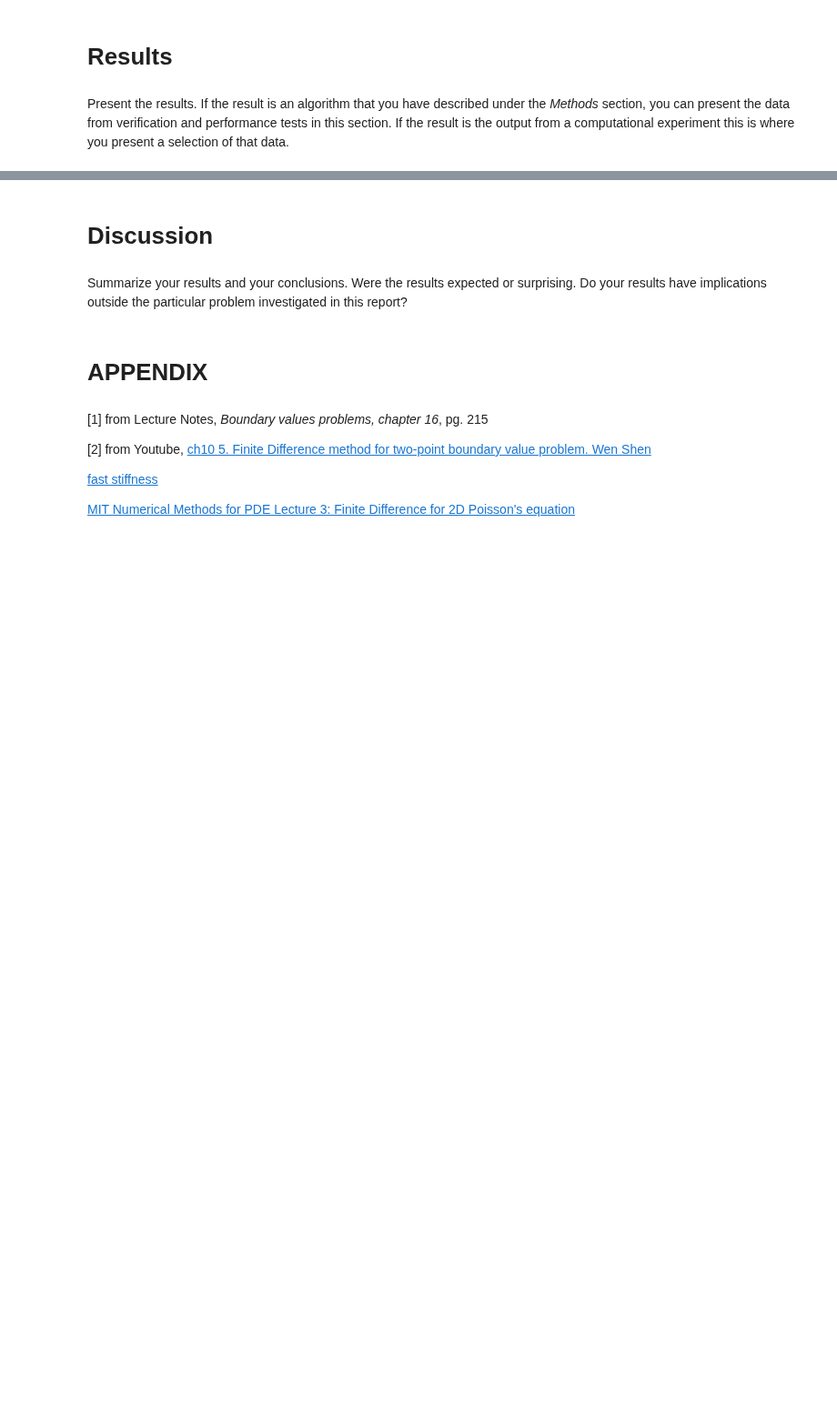
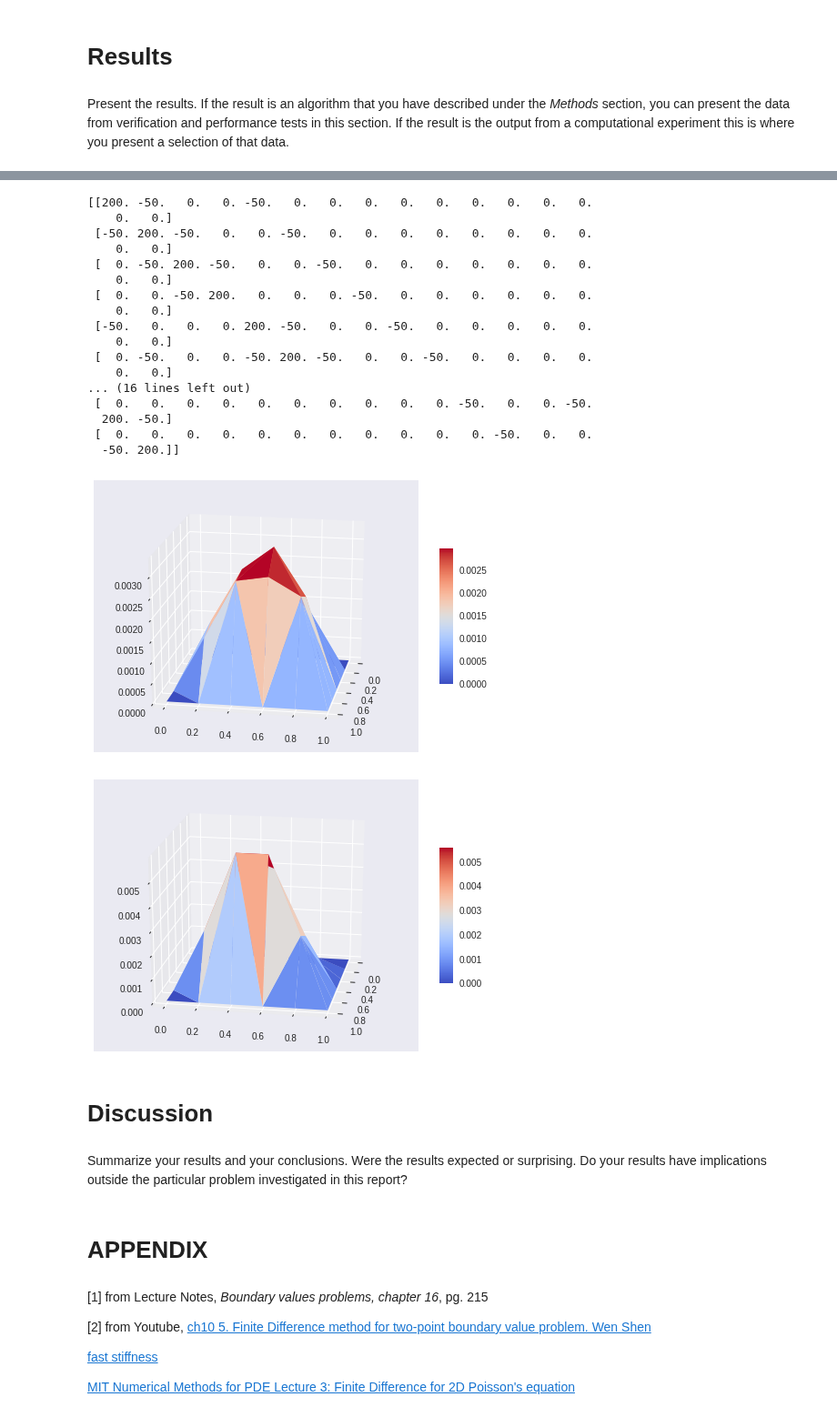
Before and after one commit to johanhoffman/DD2363-VT19, a Jupyter notebook: Lab-6/bozzato_lab6.ipynb, the cells around one changed output, grey strips where cells are left out. Shown at 91% size. Drawn from its saved outputs; the diff is of its cells as text; code cells hidden in the pictures; blank space fills up the shorter version.

```diff
--- a/Lab-6/bozzato_lab6.ipynb
+++ b/Lab-6/bozzato_lab6.ipynb
@@ -486,3 +231,0 @@ for k in range(0,meshSize[0]*meshSize[1]):
-# %%
-for i in [6,7,8,11,12,13,16,17,18]:
-  print('u({}) + u({}) - 4u({}) + u({}) + u({}) = -f(x({}))'.format(i-5, i-1, i, i+1, i+5,i))
@@ -691,3 +546,74 @@ plt.show()
+# %%
+def createMesh(Nx,Ny):
+  hx= 1 / (Nx-1)
+  hy= 1 / (Ny-1)
+
+  x = np.zeros((Nx*Ny))
+  y = np.zeros((Nx*Ny))
+  for i in range(Nx):
+    for j in range(Ny):
+      x[i*Nx + j] = j*hx
+      y[i*Nx + j] = i*hy
+
+  mesh = tri.Triangulation(x,y)
+
+  return mesh
+
+
+def fun(x,y):
+  return x**3*(x-1)*y**2*(y-1)**2
+
+def fsec(u):
+  x= u[0]
+  y= u[1]
+
+  g_xx= 9*x**2*y**2*(y-1)*2 - 6*x*y**2*(y-1)**2
+  g_yy= 12*y**2*x**3*(x-1) - 12*y*x**3*(x-1) + 2*x**3*(x-1)
+
+  return (g_xx + g_yy)
+
+
+meshSize= [6,6]
+mesh= createMesh(meshSize[0],meshSize[1])
+u0 = generateU0(mesh, meshSize, fun)
+
+s, S, b, x= bvp2d(fsec,mesh,meshSize,u0)
+
+print(S)
+
+fig = plt.figure()
+ax1 = fig.add_subplot(111, projection='3d')
+surf = ax1.plot_trisurf(mesh, -x, cmap=plt.cm.coolwarm)
+fig.colorbar(surf, shrink=0.5, aspect=10)
+ax1.view_init(20,10)
+plt.show()
+
+fig = plt.figure()
+ax1 = fig.add_subplot(111, projection='3d')
+surf = ax1.plot_trisurf(mesh, -fun(mesh.x,mesh.y), cmap=plt.cm.coolwarm)
+fig.colorbar(surf, shrink=0.5, aspect=10)
+ax1.view_init(20,10)
+plt.show()
+# %% [output]
+[[200. -50.   0.   0. -50.   0.   0.   0.   0.   0.   0.   0.   0.   0.
+    0.   0.]
+ [-50. 200. -50.   0.   0. -50.   0.   0.   0.   0.   0.   0.   0.   0.
+    0.   0.]
+ [  0. -50. 200. -50.   0.   0. -50.   0.   0.   0.   0.   0.   0.   0.
+    0.   0.]
+ [  0.   0. -50. 200.   0.   0.   0. -50.   0.   0.   0.   0.   0.   0.
+    0.   0.]
+ [-50.   0.   0.   0. 200. -50.   0.   0. -50.   0.   0.   0.   0.   0.
+    0.   0.]
+ [  0. -50.   0.   0. -50. 200. -50.   0.   0. -50.   0.   0.   0.   0.
+    0.   0.]
+... (16 lines left out)
+ [  0.   0.   0.   0.   0.   0.   0.   0.   0.   0. -50.   0.   0. -50.
+  200. -50.]
+ [  0.   0.   0.   0.   0.   0.   0.   0.   0.   0.   0. -50.   0.   0.
+  -50. 200.]]
+[figure, added]
+[figure, added]
 # %% [markdown]
 # **Discussion**
 # %% [markdown]
```
Also changed, not shown: parts of 9 cells of this notebook.
